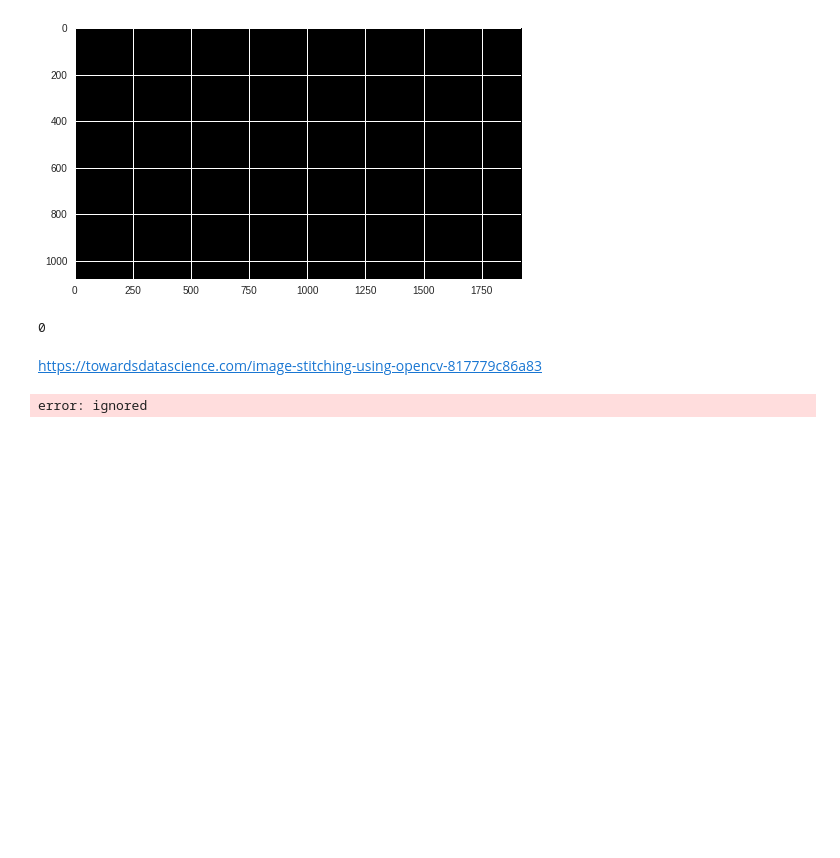
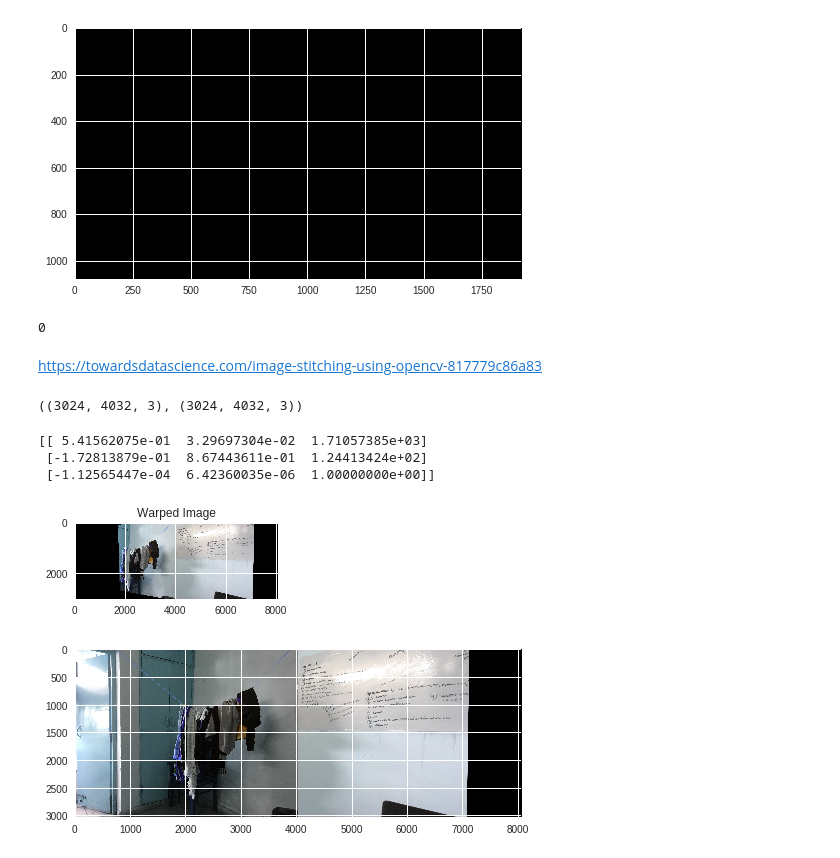
Before and after one commit to psshri/aryabhatta_robotics, a Jupyter notebook: task_1ipynb.ipynb, the cells around one changed output. Drawn from its saved outputs; the diff is of its cells as text; code cells hidden in the pictures; blank space fills up the shorter version.

```diff
--- a/task_1ipynb.ipynb
+++ b/task_1ipynb.ipynb
@@ -76,17 +76,58 @@ import numpy as np
 import matplotlib.pyplot as plt
 from random import randrange
 # %%
-img_ = cv2.imread('IMG_0368.jpg')
-img1 = cv2.cvtColor(img_,cv2.COLOR_BGR2GRAY)
+img_ = cv2.imread('IMG_0369.jpg')
+##img1 = cv2.cvtColor(img_,cv2.COLOR_BGR2GRAY)
+img1 = cv2.cvtColor(img_,cv2.COLOR_BGR2RGB)
+
 
 ## cv2.cvtColor convert the input rgb image into its grayscale form
 
-img = cv2.imread('IMG_0369.jpg')
-img2 = cv2.cvtColor(img,cv2.COLOR_BGR2GRAY)
+img = cv2.imread('IMG_0368.jpg')
+##img2 = cv2.cvtColor(img,cv2.COLOR_BGR2GRAY)
+img2 = cv2.cvtColor(img,cv2.COLOR_BGR2RGB)
+# %%
+img1.shape, img2.shape
+# %% [output]
+((3024, 4032, 3), (3024, 4032, 3))
 # %%
 sift = cv2.xfeatures2d.SIFT_create()
 # find the keypoints and descriptors with SIFT
 kp1, des1 = sift.detectAndCompute(img1,None)
 kp2, des2 = sift.detectAndCompute(img2,None)
-# %% [output]
-error: ignored
+# %%
+bf = cv2.BFMatcher()
+matches = bf.knnMatch(des1,des2, k=2)
+# %%
+# Apply ratio test
+good = []
+for m in matches:
+  if m[0].distance < 0.5*m[1].distance:
+    good.append(m)
+matches = np.asarray(good)
+# %%
+if len(matches[:,0]) >= 4:
+    src = np.float32([ kp1[m.queryIdx].pt for m in matches[:,0] ]).reshape(-1,1,2)
+    dst = np.float32([ kp2[m.trainIdx].pt for m in matches[:,0] ]).reshape(-1,1,2)
+
+    H, masked = cv2.findHomography(src, dst, cv2.RANSAC, 5.0)
+    print(H)
+else:
+    raise AssertionError("Can't find enough keypoints.")
+# %% [output]
+[[ 5.41562075e-01  3.29697304e-02  1.71057385e+03]
+ [-1.72813879e-01  8.67443611e-01  1.24413424e+02]
+ [-1.12565447e-04  6.42360035e-06  1.00000000e+00]]
+# %%
+
+dst = cv2.warpPerspective(img_,H,(img.shape[1] + img_.shape[1], img.shape[0]))
+plt.subplot(122),plt.imshow(dst),plt.title('Warped Image')
+plt.show()
+plt.figure()
+dst[0:img.shape[0], 0:img.shape[1]] = img
+cv2.imwrite('0369_0368.jpg',dst)
+plt.imshow(dst)
+plt.show()
+# %% [output]
+[figure, added]
+[figure, added]
```
